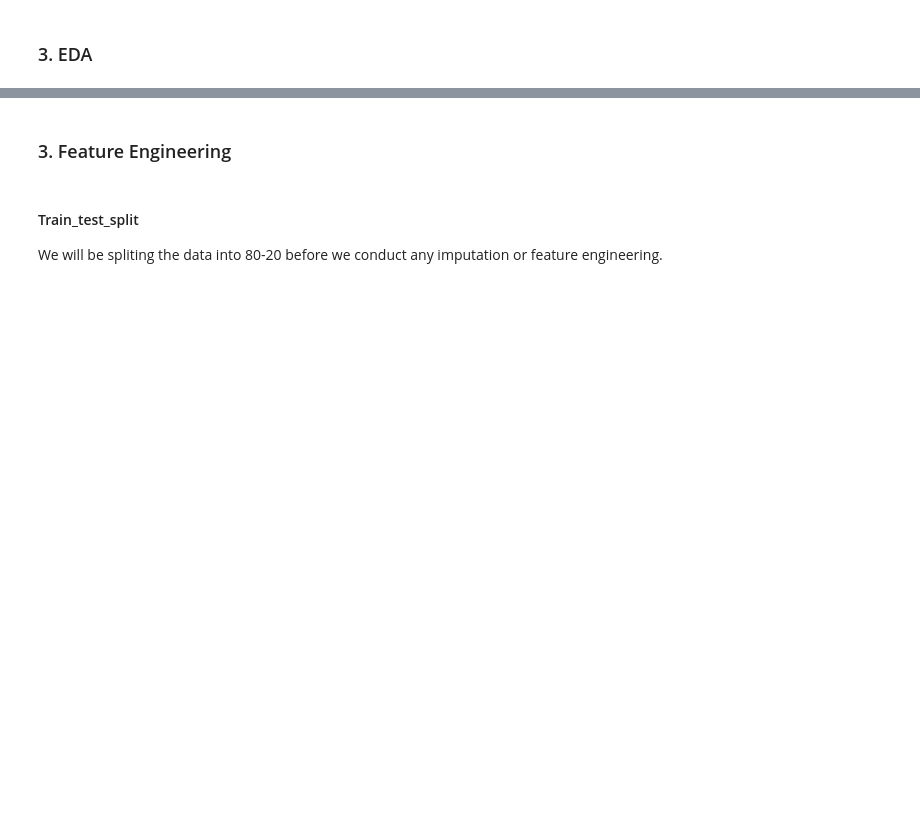
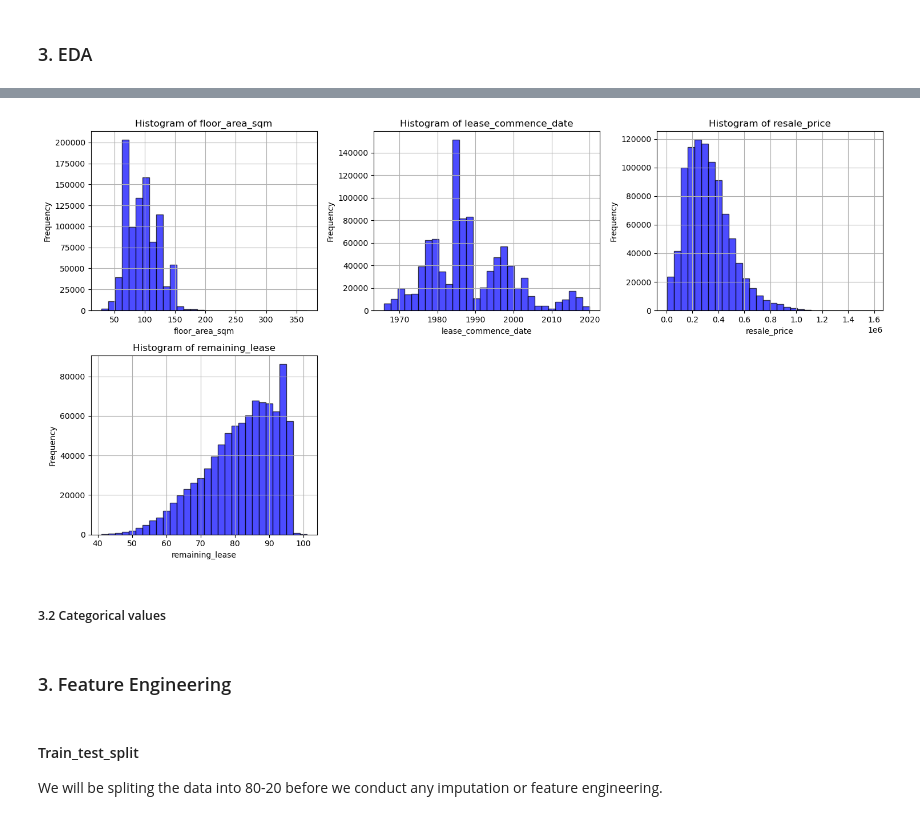
Before and after one commit to Zimmy313/HDB_HousingPrice_ML_Project, a Jupyter notebook: src/Data_Cleaning.ipynb, the cells around one changed output, grey strips where cells are left out. Drawn from its saved outputs; the diff is of its cells as text; code cells hidden in the pictures; blank space fills up the shorter version.

```diff
--- a/src/Data_Cleaning.ipynb
+++ b/src/Data_Cleaning.ipynb
@@ -208,14 +285,3 @@ df_2012_cleaned = drop_lease_commence(df_2012_cleaned)
 df_2014_cleaned = drop_lease_commence(df_2014_cleaned)
 df_2016_cleaned = drop_lease_commence(df_2016_cleaned)
 df_2017_cleaned = drop_lease_commence(df_2017_cleaned)
-# %%
-# Visulising categorical features
-numerical_columns = numerical_combined.columns
-for column in numerical_columns:
-    plt.figure(figsize=(8, 6))
-    plt.hist(numerical_combined[column], bins=30, color='blue', alpha=0.7, edgecolor='black')
-    plt.title(f'Histogram of {column}')
-    plt.xlabel(column)
-    plt.ylabel('Frequency')
-    plt.grid(True)
-    plt.show()
@@ -227,3 +288,32 @@ for column in numerical_columns:
+# %%
+# Define the number of columns and rows for the grid layout
+num_columns = 3  # Number of plots per row
+num_plots = 4  # Total number of plots
+num_rows = 2  # Number of rows needed
+numerical_columns = numerical_combined.columns
+
+# Set the figure size
+fig, axes = plt.subplots(num_rows, num_columns, figsize=(15, num_rows * 4))
+axes = axes.flatten()
+
+# Plot each numerical column in a subplot
+for i, column in enumerate(numerical_columns):
+    axes[i].hist(numerical_combined[column], bins=30, color='blue', alpha=0.7, edgecolor='black')
+    axes[i].set_title(f'Histogram of {column}')
+    axes[i].set_xlabel(column)
+    axes[i].set_ylabel('Frequency')
+    axes[i].grid(True)
+
+# Hide any unused subplots
+for j in range(i + 1, len(axes)):
+    axes[j].axis('off')
+
+plt.tight_layout()  # Adjust layout to avoid overlapping text
+plt.show()
+# %% [output]
+[figure, added]
+# %% [markdown]
+##### 3.2 Categorical values
 # %% [markdown]
 ### 3. Feature Engineering
 # %% [markdown]
```
Also changed, not shown: parts of 35 cells of this notebook.
